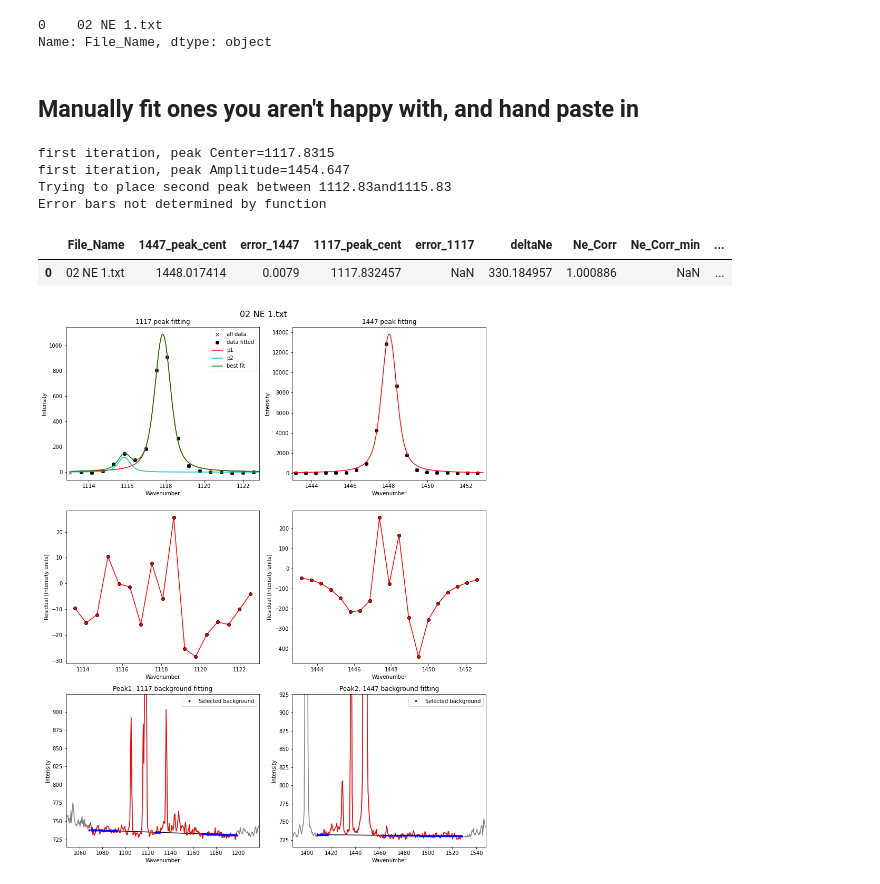
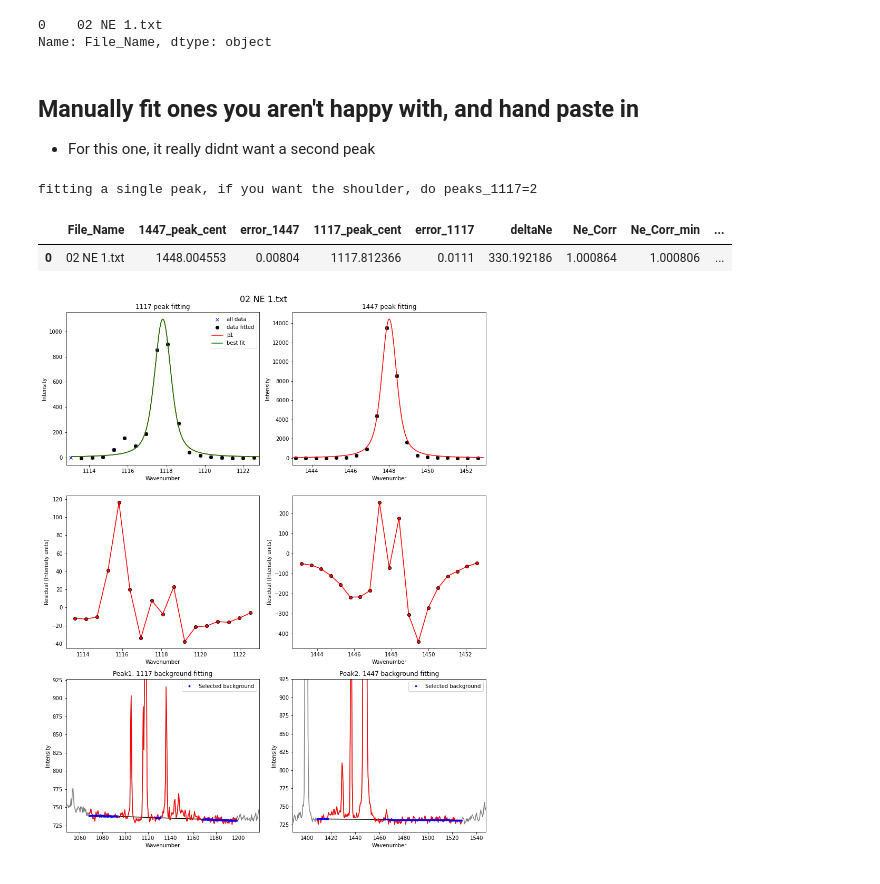
Before and after one commit to PennyWieser/DiadFit, a Jupyter notebook: docs/Examples/Ne_Line_Fitting/Ne_Line_Fitting_Loop_headlesstxt.ipynb, the cells around one changed output. Drawn from its saved outputs; the diff is of its cells as text; code cells hidden in the pictures.

```diff
--- a/docs/Examples/Ne_Line_Fitting/Ne_Line_Fitting_Loop_headlesstxt.ipynb
+++ b/docs/Examples/Ne_Line_Fitting/Ne_Line_Fitting_Loop_headlesstxt.ipynb
@@ -23,7 +23,7 @@ Ne_files=pf.get_Ne_files(path=path, ID_str=ID_str, exclude_str=exclude_str, sort
 ## Fit 1 spectra, and check you are happy with the parameters
 - First plot i, and check peak postion.
 # %%
-filename=Ne_files[1]  # Or you could put a string here, like 'NE1.txt'
+filename=Ne_files[0]  # Or you could put a string here, like 'NE1.txt'
 # You might need to adjust if your spectra is way off
 peak1_cent=1118
 peak2_cent=1450
@@ -100,7 +100,7 @@ Error bars not determined by function
 - Most important thing you can change is plot_figure=False, much quicker, but wont save or show figures, plot_figure=True will)
 - If you need, you can add other parameters in the loop here.
 # %%
-plot_figure=False # Means doesnt make figures, lot faster.
+plot_figure=True # Means doesnt make figures, lot faster.
 save_excel=True # Saves to excel
 save_clipboard=True # Copies to clipboard
 
@@ -229,47 +232,45 @@ outlier['File_Name']
 Name: File_Name, dtype: object
 # %% [markdown]
 ## Manually fit ones you aren't happy with, and hand paste in
+- For this one, it really didnt want a second peak
 # %%
 filename='02 NE 1.txt'
 #If you have weak Ne lines and no secondary peak, set to 1
-peaks_1=2
+peaks_1=1
 # Determines how far from the peak center the 2nd peak is.
-LH_offset_mini=[2, 5]
+LH_offset_mini=[2, 6]
 # If fit really bad, try tweaking the amplitude here
 amplitude=100
 #x_range - Determins how much outside your selected background position the baseline plot shows
 x_range_baseline=20
 # Y range- Determins how much y axis you get above the baseline on the plot
 y_range_baseline=200
 
 # Can either set this as none, in which case it fits between the background positions,
 #or decide exactly how many wavenumbers either side of the peak position above you want the voigt routine to fit
 # E.g. here, fitting 10 either side of the peak for Peak 1
 x_span_pk1_override=[-5, 5]
 # And -5 to the left, 7 to the right of Peak2
 x_span_pk2_override=[-5, 5]
 
 # Sets x lim for peak fit top plot, if None, uses range of x of fitting data, can override
 x_range_peak=5
 
 
 # To see other parameters you can tweak, do help(pf.fit_Ne_lines) if this isn't working fo your spectra.
 df_test, Ne_1117_reg_x_plot, Ne_1117_reg_y_plot=pf.fit_Ne_lines(
 Ne=Ne, filename=filename, path=path, prefix=prefix,
 LH_offset_mini=LH_offset_mini, peaks_1=peaks_1,
 Ne_center_1=nearest_1117, Ne_center_2=nearest_1447,
 lower_bck_pk1=[-50, -25], upper_bck1_pk1=[8, 13], upper_bck2_pk1=[50, 80],
 lower_bck_pk2=[-40, -30], upper_bck1_pk2=[15, 50], upper_bck2_pk2=[50, 80],
 amplitude=amplitude, x_range_baseline=x_range_baseline, y_range_baseline=y_range_baseline,
 x_span_pk1_override=x_span_pk1_override,
 x_span_pk2_override=x_span_pk2_override, x_range_peak=x_range_peak)
 
 df_test
 # %% [output]
-first iteration, peak Center=1117.8315
-first iteration, peak Amplitude=1454.647
-Trying to place second peak between 1112.83and1115.83
-Error bars not determined by function
+fitting a single peak, if you want the shoulder, do peaks_1117=2
 |  | File_Name | 1447_peak_cent | error_1447 | 1117_peak_cent | error_1117 | deltaNe | Ne_Corr | Ne_Corr_min | ... |
-| 0 | 02 NE 1.txt | 1448.017414 | 0.0079 | 1117.832457 | NaN | 330.184957 | 1.000886 | NaN | ... |
+| 0 | 02 NE 1.txt | 1448.004553 | 0.00804 | 1117.812366 | 0.0111 | 330.192186 | 1.000864 | 1.000806 | ... |
-[figure, old version]
+[figure, new version]
```
Also changed, not shown: parts of 4 cells of this notebook, 14 other files.
